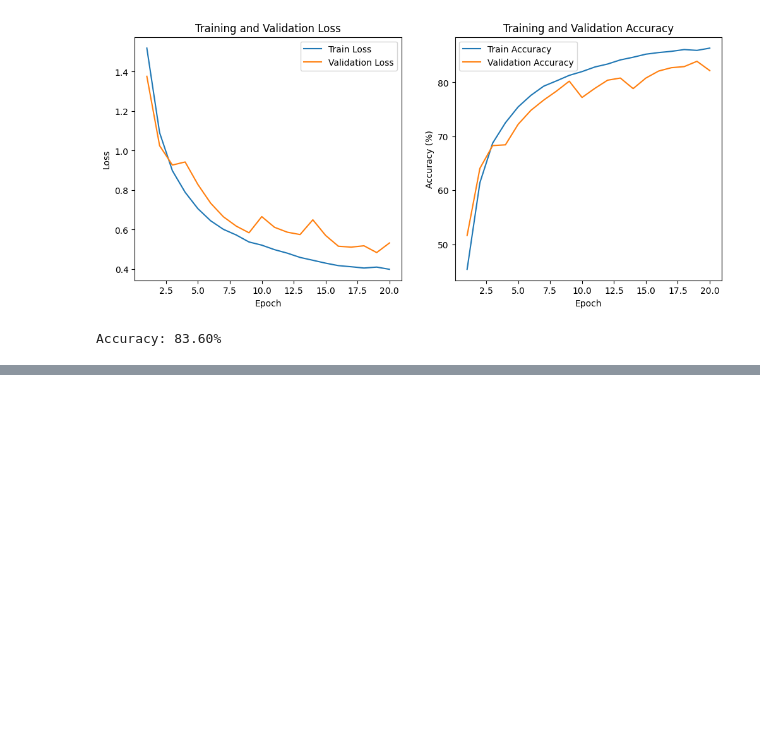
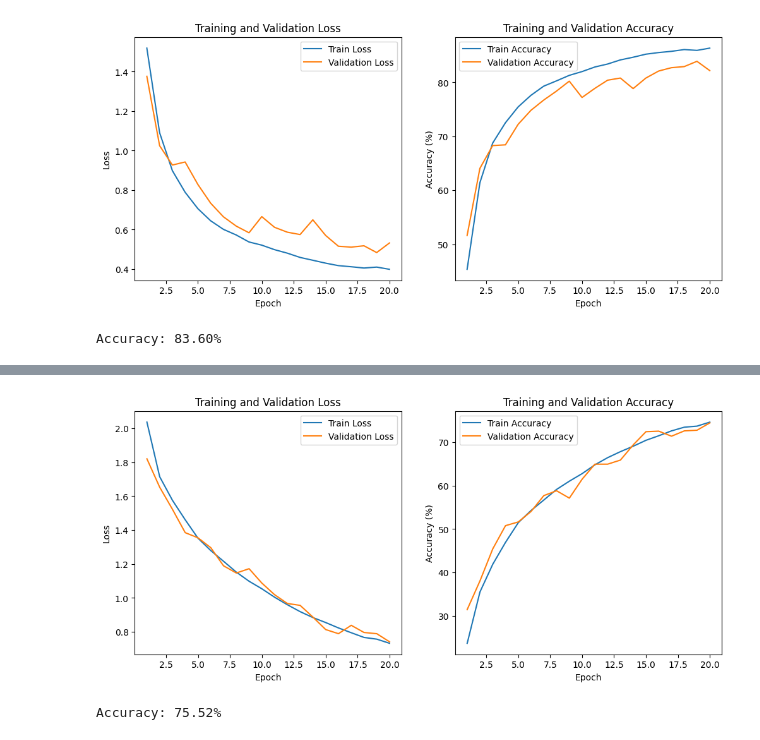
Before and after one commit to Xionghz/DLA2, a Jupyter notebook: Assignment2.ipynb, the cells around one changed output, grey strips where cells are left out. Saved outputs shown, nothing was run; the diff lists cells and outputs as text; code cells hidden in the pictures; blank space fills up the shorter version.

```diff
--- a/Assignment2.ipynb
+++ b/Assignment2.ipynb
@@ -380,0 +488,10 @@ Accuracy: 83.60%
+# %%
+
+model_mobilenet2 = models.mobilenet_v2(weights=None)
+model_mobilenet2.classifier[1] = nn.Linear(model_mobilenet.classifier[1].in_features, 10)
+model_mobilenet2 = model_mobilenet2.to(device)
+criterion = nn.CrossEntropyLoss()
+optimizer_mobilenet2 = optim.Adam(model_mobilenet2.parameters(), lr=0.001, weight_decay=5e-4)
+# %%
+train_plot(20,model_mobilenet2,criterion,optimizer_mobilenet2,trainloader2,valloader_transform)
+# %% [output]
@@ -380,0 +515,5 @@ Accuracy: 83.60%
+[figure, added]
+# %%
+test_accuracy(model_mobilenet2)
+# %% [output]
+Accuracy: 75.52%
```
Also changed, not shown: parts of 18 cells of this notebook.
